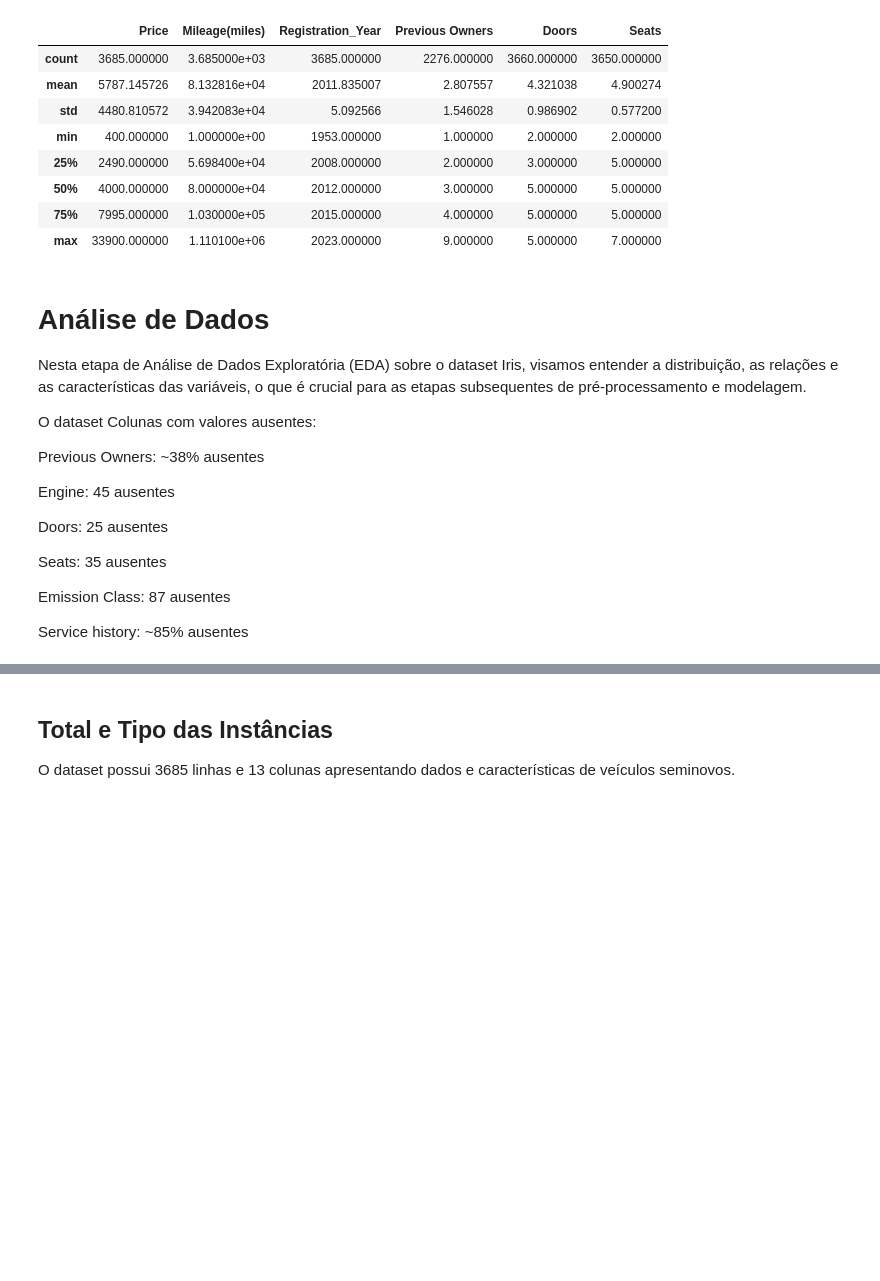
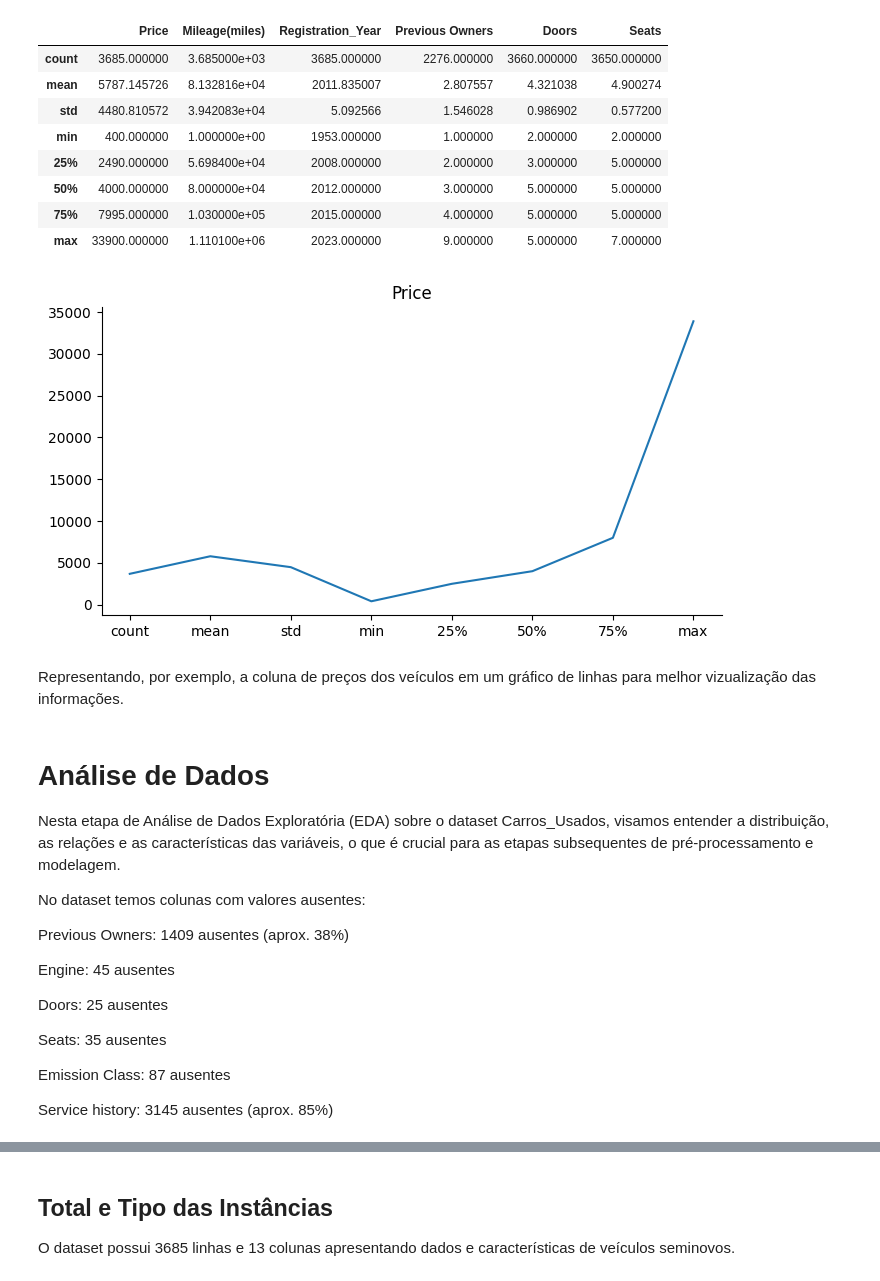
Before and after one commit to Welison-Mattedi/MVP-teste, a Jupyter notebook: MVP_Análise_de_Dados.ipynb, the cells around one changed output, grey strips where cells are left out. Drawn from its saved outputs; the diff is of its cells as text; code cells hidden in the pictures; blank space fills up the shorter version.

```diff
--- a/MVP_Análise_de_Dados.ipynb
+++ b/MVP_Análise_de_Dados.ipynb
@@ -184,14 +163,21 @@ dataset.describe()
 | 50% | 4000.000000 | 8.000000e+04 | 2012.000000 | 3.000000 | 5.000000 | 5.000000 |
 | 75% | 7995.000000 | 1.030000e+05 | 2015.000000 | 4.000000 | 5.000000 | 5.000000 |
 | max | 33900.000000 | 1.110100e+06 | 2023.000000 | 9.000000 | 5.000000 | 7.000000 |
+# %%
+dataset.describe()['Price'].plot(kind='line', figsize=(8, 4), title='Price')
+plt.gca().spines[['top', 'right']].set_visible(False)
+# %% [output]
+[figure, added]
+# %% [markdown]
+Representando, por exemplo, a coluna de preços dos veículos em um gráfico de linhas para melhor vizualização das informações.
 # %% [markdown]
 # Análise de Dados
 
-Nesta etapa de Análise de Dados Exploratória (EDA) sobre o dataset Iris, visamos entender a distribuição, as relações e as características das variáveis, o que é crucial para as etapas subsequentes de pré-processamento e modelagem.
+Nesta etapa de Análise de Dados Exploratória (EDA) sobre o dataset Carros_Usados, visamos entender a distribuição, as relações e as características das variáveis, o que é crucial para as etapas subsequentes de pré-processamento e modelagem.
 
-O dataset Colunas com valores ausentes:
+No dataset temos colunas com valores ausentes:
 
-Previous Owners: ~38% ausentes
+Previous Owners: 1409 ausentes (aprox. 38%)
 
 Engine: 45 ausentes
 
@@ -201,4 +187,4 @@ Seats: 35 ausentes
 
 Emission Class: 87 ausentes
 
-Service history: ~85% ausentes
+Service history: 3145 ausentes (aprox. 85%)
```
Also changed, not shown: parts of 113 cells of this notebook.
